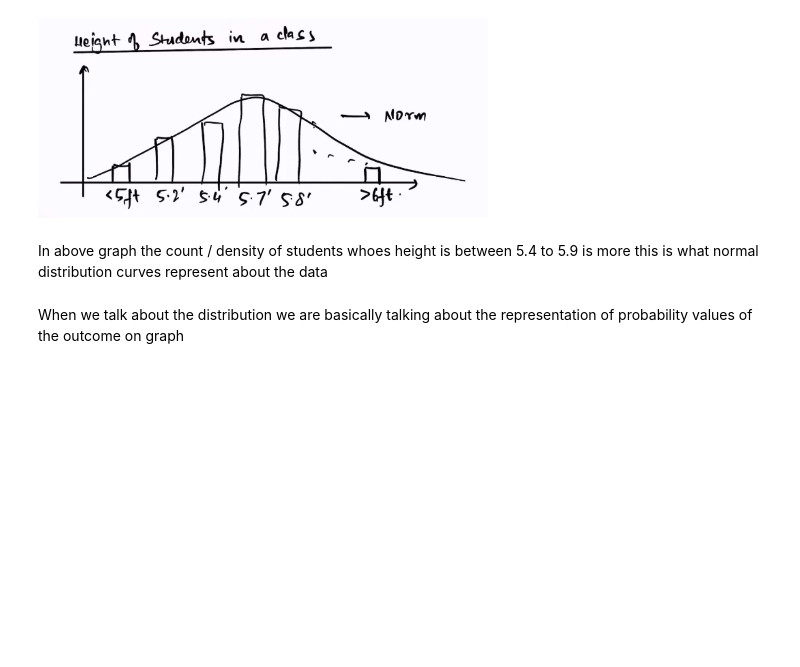
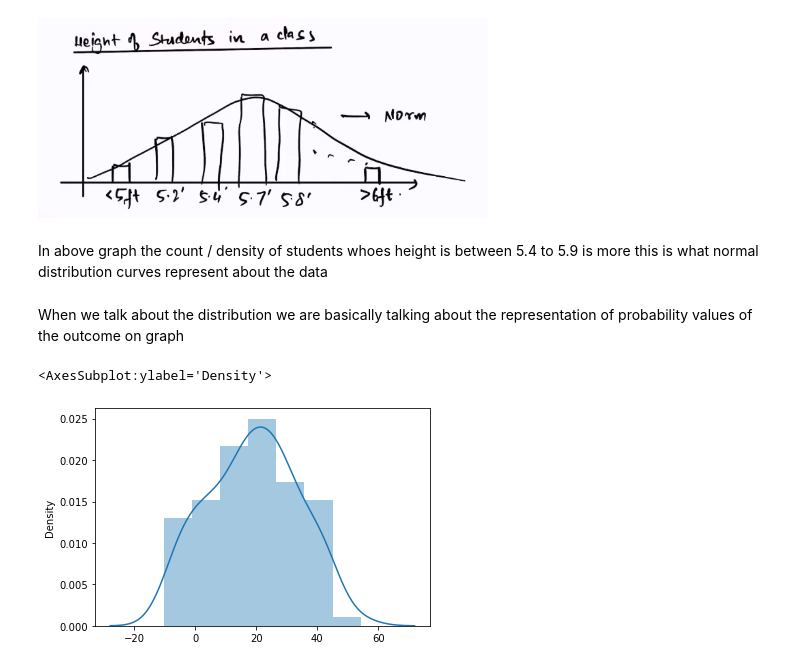
Before and after one commit to Agramoflife/My_math_codes, a Jupyter notebook: stats_hands_on.ipynb, the cells around one changed output. Saved outputs shown, nothing was run; the diff lists cells and outputs as text; code cells hidden in the pictures; blank space fills up the shorter version.

Commit message:
upto normal distribution

```diff
--- a/stats_hands_on.ipynb
+++ b/stats_hands_on.ipynb
@@ -67,0 +70,8 @@ When we talk about the distribution we are basically talking about the represent
+# %%
+mean = 20
+std_dev = 15
+Normal_distribution_data= np.random.normal(mean,std_dev,100)
+sns.distplot(Normal_distribution_data)
+# %% [output]
+<AxesSubplot:ylabel='Density'>
+[figure, added]
```
Also changed, not shown: parts of 6 cells of this notebook.
